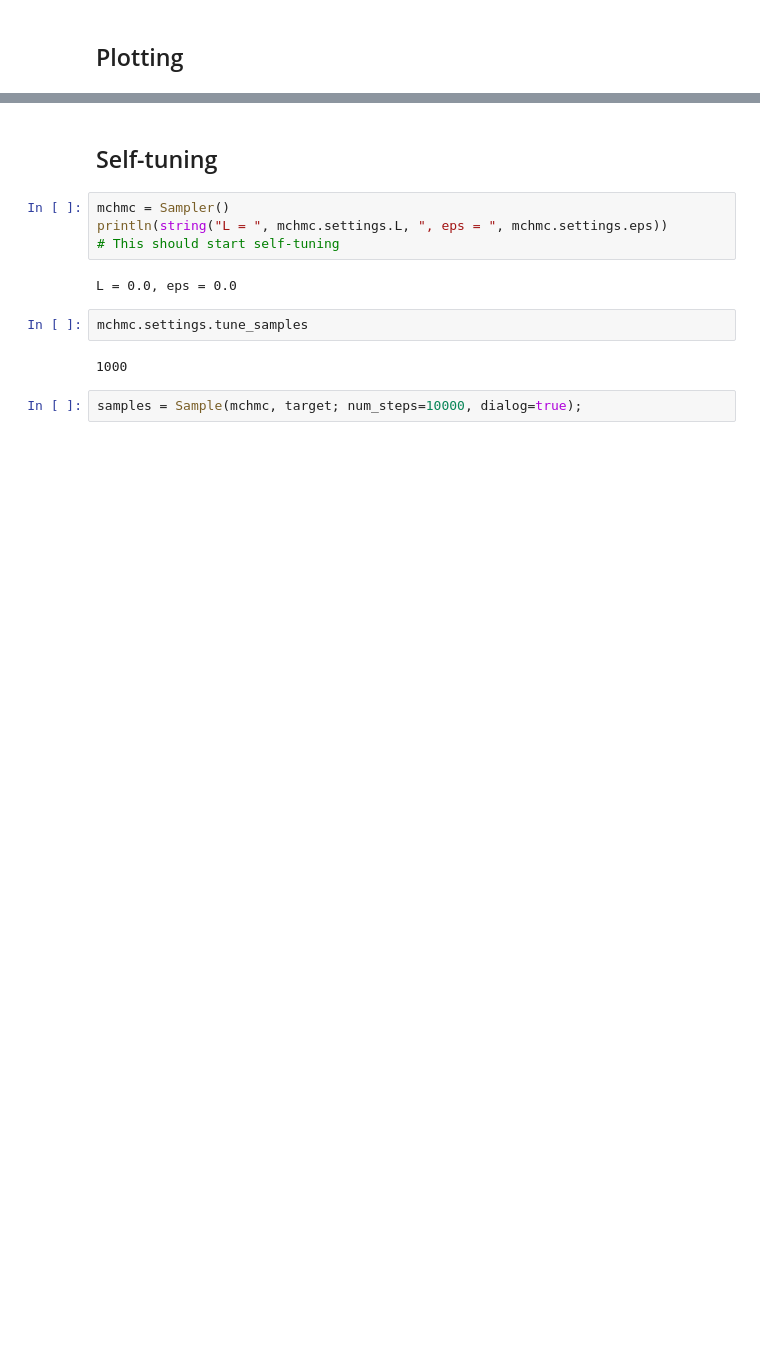
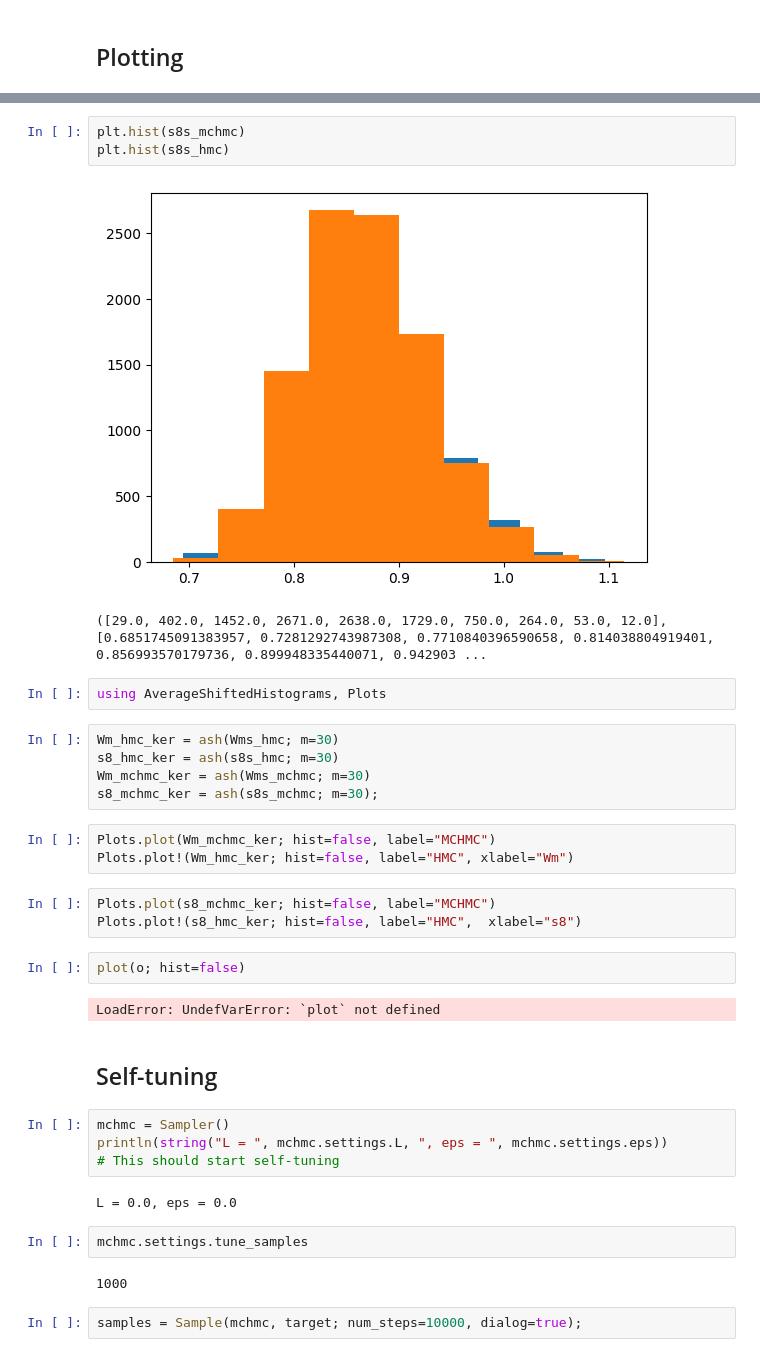
Before and after one commit to JaimeRZP/CMBLensing_MicroCanonicalHMC.jl, a Jupyter notebook: Lab_Turing.ipynb, the cells around one changed output, grey strips where cells are left out. Drawn from its saved outputs; the diff is of its cells as text; blank space fills up the shorter version.

```diff
--- a/Lab_Turing.ipynb
+++ b/Lab_Turing.ipynb
@@ -106,3 +184,26 @@ plt.title("Turing Target");
+# %%
+plt.hist(s8s_mchmc)
+plt.hist(s8s_hmc)
+# %% [output]
+[figure, added]
+([29.0, 402.0, 1452.0, 2671.0, 2638.0, 1729.0, 750.0, 264.0, 53.0, 12.0], [0.6851745091383957, 0.7281292743987308, 0.7710840396590658, 0.814038804919401, 0.856993570179736, 0.899948335440071, 0.942903 ...
+# %%
+using AverageShiftedHistograms, Plots
+# %%
+Wm_hmc_ker = ash(Wms_hmc; m=30)
+s8_hmc_ker = ash(s8s_hmc; m=30)
+Wm_mchmc_ker = ash(Wms_mchmc; m=30)
+s8_mchmc_ker = ash(s8s_mchmc; m=30);
+# %%
+Plots.plot(Wm_mchmc_ker; hist=false, label="MCHMC")
+Plots.plot!(Wm_hmc_ker; hist=false, label="HMC", xlabel="Wm")
+# %%
+Plots.plot(s8_mchmc_ker; hist=false, label="MCHMC")
+Plots.plot!(s8_hmc_ker; hist=false, label="HMC",  xlabel="s8")
+# %%
+plot(o; hist=false)
+# %% [output]
+LoadError: UndefVarError: `plot` not defined
 # %% [markdown]
 ## Self-tuning
 # %%
```
Also changed, not shown: parts of 9 cells of this notebook, 2 other files.
